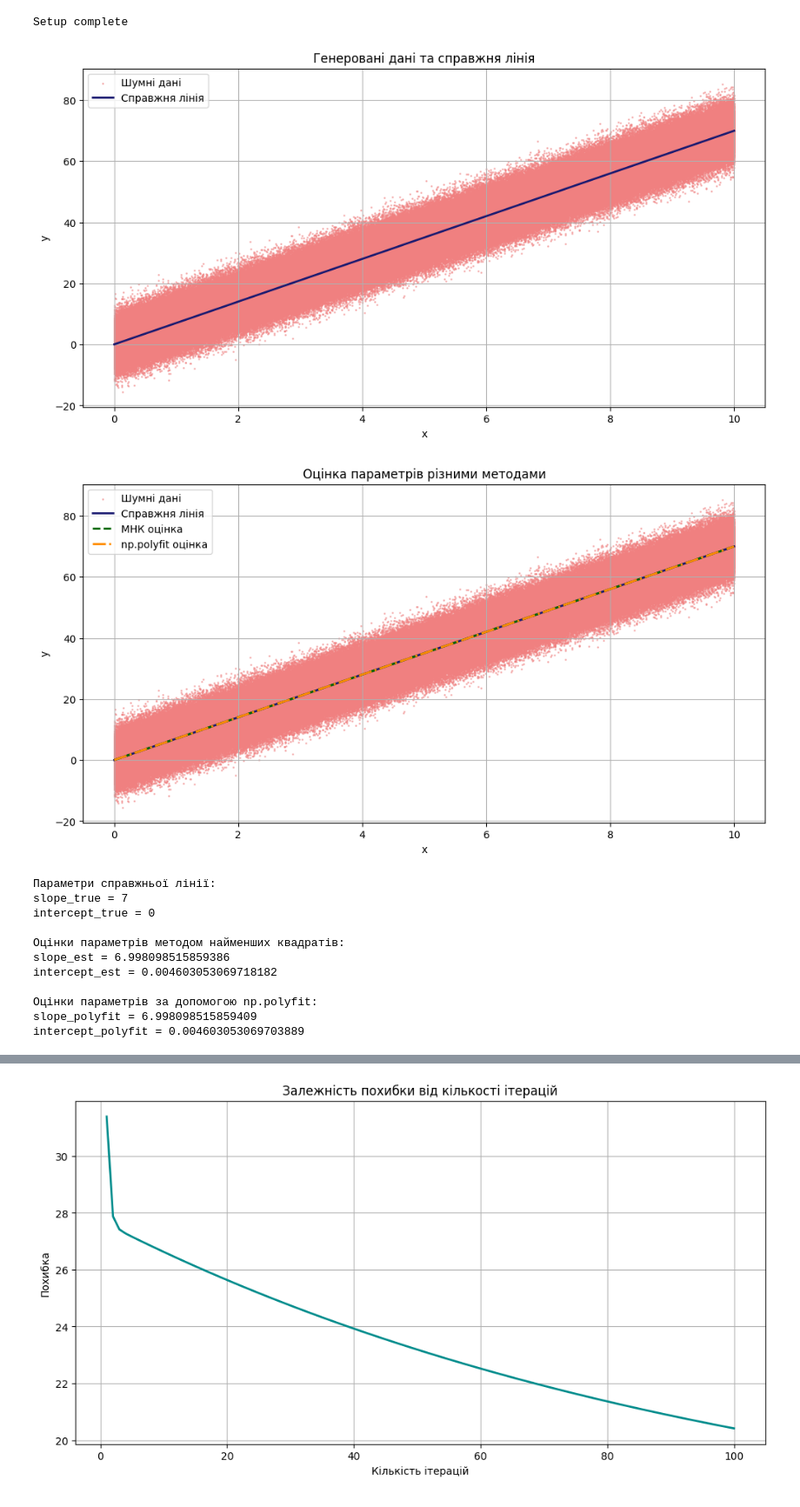
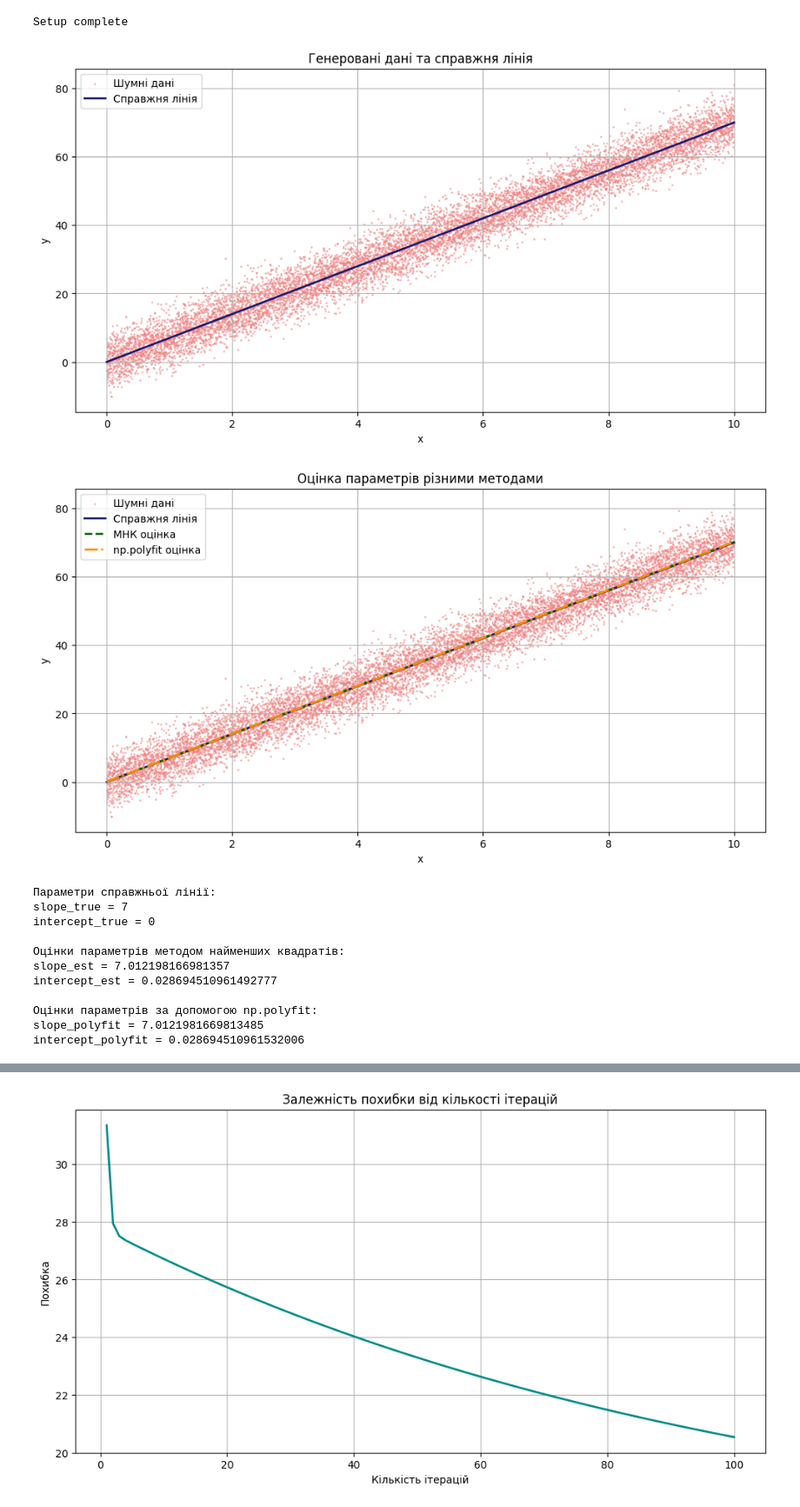
Before and after one commit to StudentKp79/lab_ad, a Jupyter notebook: labs_6.ipynb, the cells around one changed output, grey strips where cells are left out. Shown at 87% size. Cells and saved outputs as stored; diff of their text form; code cells hidden in the pictures.

```diff
--- a/labs_6.ipynb
+++ b/labs_6.ipynb
@@ -8,26 +8,26 @@ Setup complete
 # %%
 # Параметри моделі
 slope_true = 7
 intercept_true = 0
-num_points = 1_000_000
+num_points = 10000
 
 # Генерація даних
 x_values = np.linspace(0, 10, num_points)
 noise = np.random.normal(0, 4, num_points)
 y_values = slope_true * x_values + intercept_true + noise
 
 # Візуалізація даних
 plt.figure(figsize=(12, 6))
 plt.scatter(x_values, y_values, color='lightcoral', s=1, alpha=0.5, label='Шумні дані')
 plt.plot(x_values, slope_true * x_values + intercept_true, color='midnightblue', linewidth=2, label='Справжня лінія')
 plt.xlabel('x')
 plt.ylabel('y')
 plt.title('Генеровані дані та справжня лінія')
 plt.legend()
 plt.grid(True)
 plt.show()
 # %% [output]
-[figure, old version]
+[figure, new version]
 # %%
 # Метод найменших квадратів
 def least_squares(x, y):
@@ -73,18 +73,18 @@ print("Оцінки параметрів за допомогою np.polyfit:")
 print("slope_polyfit =", slope_polyfit)
 print("intercept_polyfit =", intercept_polyfit)
 # %% [output]
-[figure, old version]
+[figure, new version]
 Параметри справжньої лінії:
 slope_true = 7
 intercept_true = 0
 
 Оцінки параметрів методом найменших квадратів:
-slope_est = 6.998098515859386
-intercept_est = 0.004603053069718182
+slope_est = 7.012198166981357
+intercept_est = 0.028694510961492777
 
 Оцінки параметрів за допомогою np.polyfit:
-slope_polyfit = 6.998098515859409
-intercept_polyfit = 0.004603053069703889
+slope_polyfit = 7.0121981669813485
+intercept_polyfit = 0.028694510961532006
 # %%
 # Градієнтний спуск
 def gradient_descent(x, y, lr, iterations):
```
Also changed, not shown: parts of 1 cell of this notebook, 4 other files.
